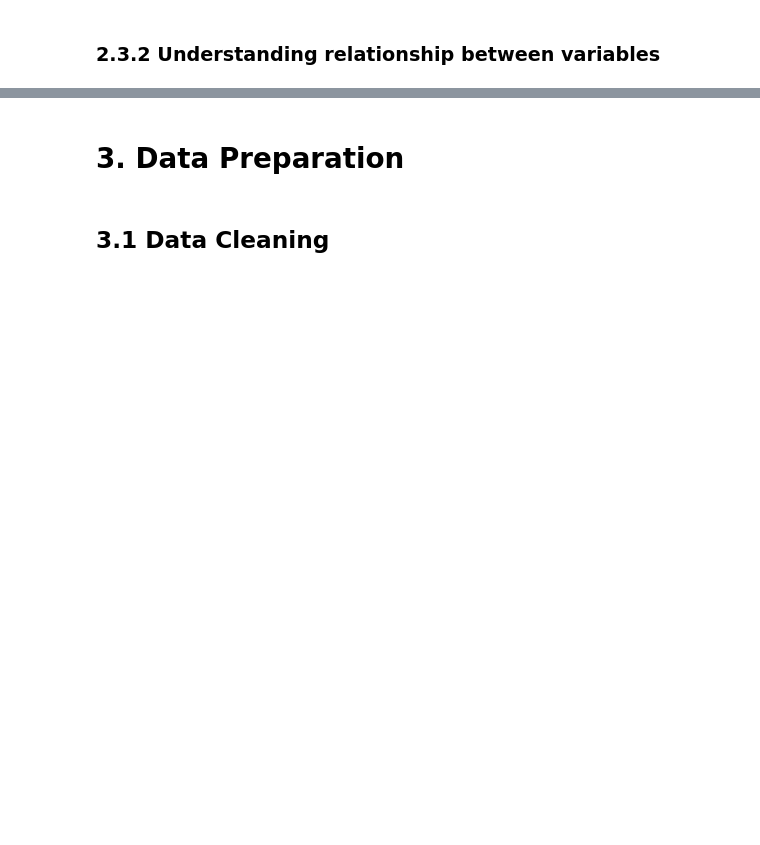
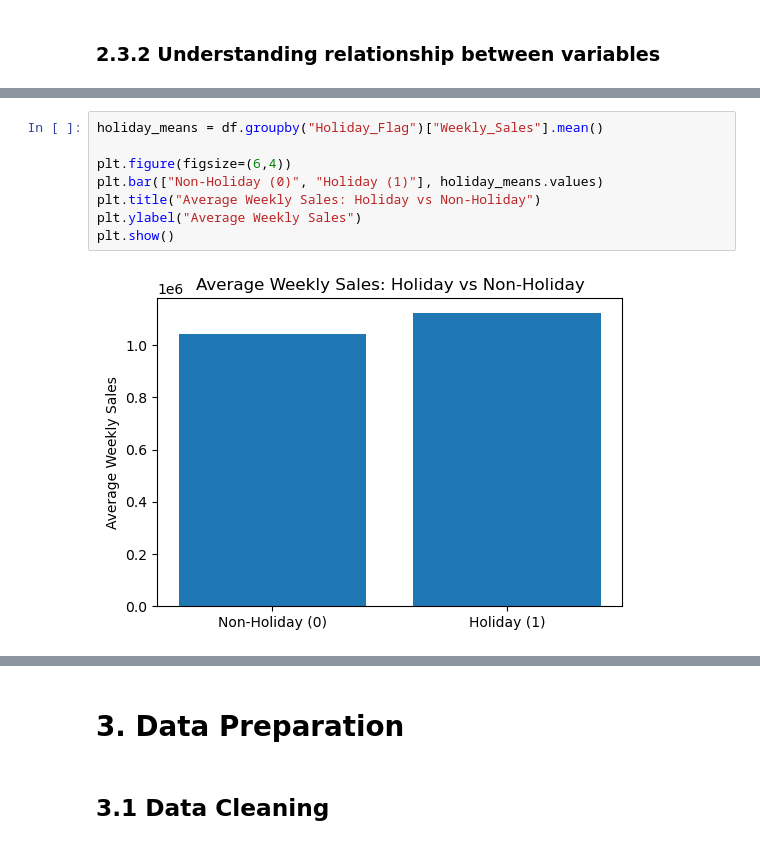
Before and after one commit to vaishnaviTP123/MLDP-Project-3, a Jupyter notebook: MLDP Program Codes Submission Template.ipynb, the cells around one changed output, grey strips where cells are left out. Cells and saved outputs as stored; diff of their text form; blank space fills up the shorter version.

```diff
--- a/MLDP Program Codes Submission Template.ipynb
+++ b/MLDP Program Codes Submission Template.ipynb
@@ -283,0 +345,10 @@ coefficients cannot be computed for non-numerical data such as dates.
+# %%
+holiday_means = df.groupby("Holiday_Flag")["Weekly_Sales"].mean()
+
+plt.figure(figsize=(6,4))
+plt.bar(["Non-Holiday (0)", "Holiday (1)"], holiday_means.values)
+plt.title("Average Weekly Sales: Holiday vs Non-Holiday")
+plt.ylabel("Average Weekly Sales")
+plt.show()
+# %% [output]
+[figure, added]
```
Also changed, not shown: parts of 150 cells of this notebook.
